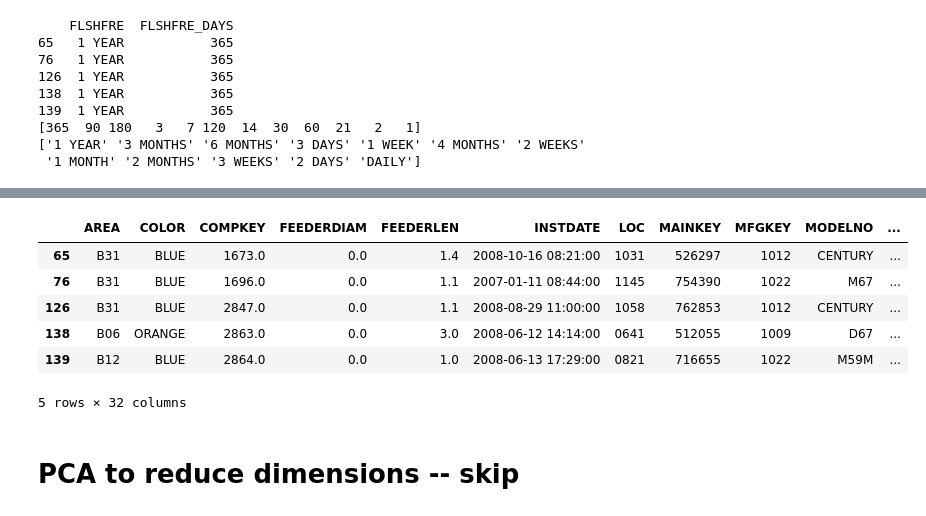
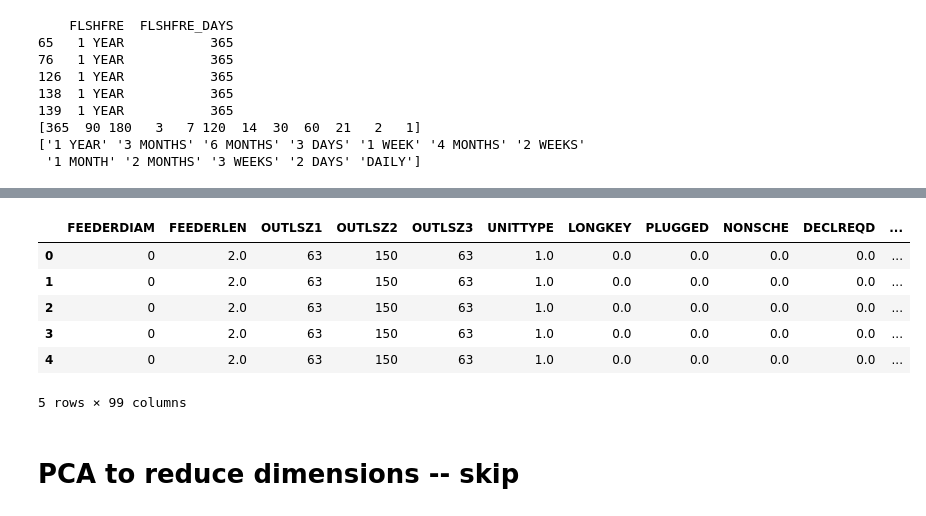
Before and after one commit to ellanguyen-rop/Flushing_Assignments, a Jupyter notebook: Flushing Analytics (1).ipynb, the cells around one changed output, grey strips where cells are left out. Saved outputs shown, nothing was run; the diff lists cells and outputs as text; code cells hidden in the pictures.

```diff
--- a/Flushing Analytics (1).ipynb
+++ b/Flushing Analytics (1).ipynb
@@ -487,0 +601,10 @@ TypeError: Encoders require their input argument must be uniformly strings or nu
+# %%
+#from datetime import datetime
+
+# Calculate the age in days
+copied_all_hydrants_df['AGE'] = (pd.Timestamp.now() - copied_all_hydrants_df['INSTDATE']).dt.days
+
+# If INSTDATE was missing, AGE will be NaN
+copied_all_hydrants_df['AGE'] = copied_all_hydrants_df['AGE'].fillna(-1)  # Filling with -1 to indicate missing ages, you can choose other strategies
+
+print(copied_all_hydrants_df[['INSTDATE', 'AGE']].head(100))
@@ -487,0 +626,2 @@ TypeError: Encoders require their input argument must be uniformly strings or nu
+# %%
+copied_all_hydrants_df = copied_all_hydrants_df.drop(columns=['INSTDATE'])
@@ -488,3 +652,6 @@ TypeError: Encoders require their input argument must be uniformly strings or nu
+# %%
+# Encoding Y as 1 and N as 0 for the given columns
+copied_all_hydrants_df[['LONGKEY', 'PLUGGED', 'NONSCHE', 'DECLREQD', 'HYMARKER']] = (copied_all_hydrants_df[['LONGKEY', 'PLUGGED', 'NONSCHE', 'DECLREQD', 'HYMARKER']] == 'TRUE').astype(int)
 # %%
 copied_all_hydrants_df.to_csv('hydrantcheck.csv', index=False)
 # %%
@@ -499,10 +663,13 @@ merged_df.to_csv('merged_dataset.csv', index=False)
+# %%
+# Adjusting incorrectly formatted rows
+merged_df['FLSHFRE'] = merged_df['FLSHFRE'].replace(['DAYS', '2DAYS'], '2 DAYS')
 # %%
-copied_all_hydrants_df.head()
+merged_df.head()
 # %% [output]
-|  | AREA | COLOR | COMPKEY | FEEDERDIAM | FEEDERLEN | INSTDATE | LOC | MAINKEY | MFGKEY | MODELNO | ... |
-| 65 | B31 | BLUE | 1673.0 | 0.0 | 1.4 | 2008-10-16 08:21:00 | 1031 | 526297 | 1012 | CENTURY | ... |
-| 76 | B31 | BLUE | 1696.0 | 0.0 | 1.1 | 2007-01-11 08:44:00 | 1145 | 754390 | 1022 | M67 | ... |
-| 126 | B31 | BLUE | 2847.0 | 0.0 | 1.1 | 2008-08-29 11:00:00 | 1058 | 762853 | 1012 | CENTURY | ... |
-| 138 | B06 | ORANGE | 2863.0 | 0.0 | 3.0 | 2008-06-12 14:14:00 | 0641 | 512055 | 1009 | D67 | ... |
-| 139 | B12 | BLUE | 2864.0 | 0.0 | 1.0 | 2008-06-13 17:29:00 | 0821 | 716655 | 1022 | M59M | ... |
+|  | FEEDERDIAM | FEEDERLEN | OUTLSZ1 | OUTLSZ2 | OUTLSZ3 | UNITTYPE | LONGKEY | PLUGGED | NONSCHE | DECLREQD | ... |
+| 0 | 0 | 2.0 | 63 | 150 | 63 | 1.0 | 0.0 | 0.0 | 0.0 | 0.0 | ... |
+| 1 | 0 | 2.0 | 63 | 150 | 63 | 1.0 | 0.0 | 0.0 | 0.0 | 0.0 | ... |
+| 2 | 0 | 2.0 | 63 | 150 | 63 | 1.0 | 0.0 | 0.0 | 0.0 | 0.0 | ... |
+| 3 | 0 | 2.0 | 63 | 150 | 63 | 1.0 | 0.0 | 0.0 | 0.0 | 0.0 | ... |
+| 4 | 0 | 2.0 | 63 | 150 | 63 | 1.0 | 0.0 | 0.0 | 0.0 | 0.0 | ... |
-5 rows × 32 columns
+5 rows × 99 columns
```
Also changed, not shown: parts of 37 cells of this notebook, 16 other files.
